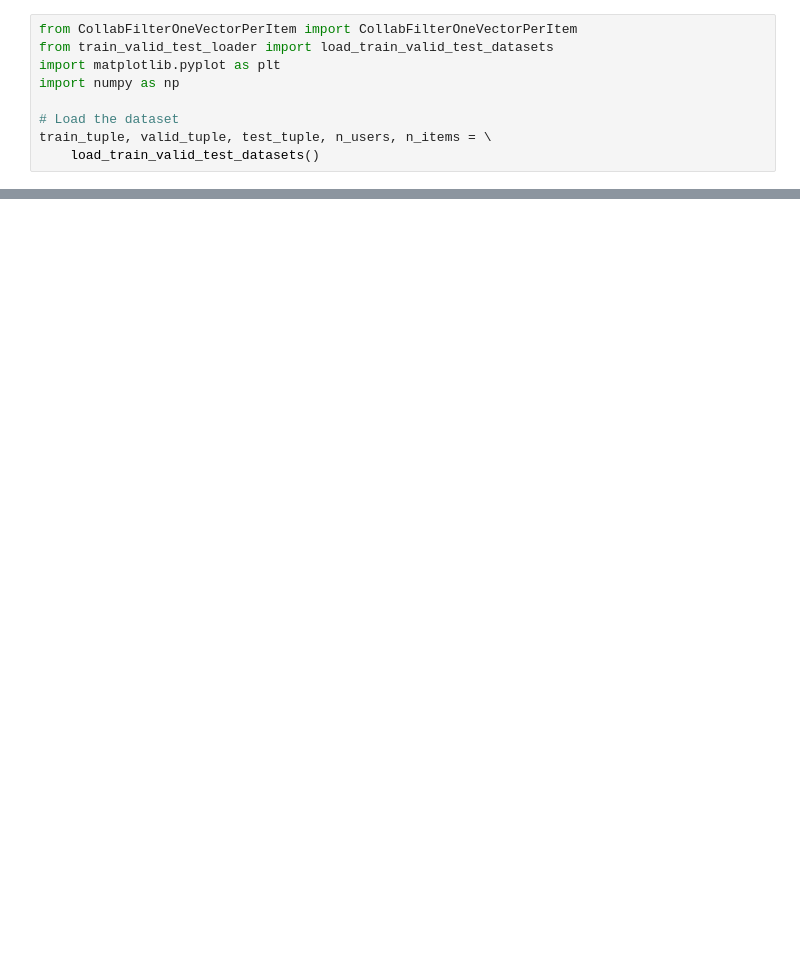
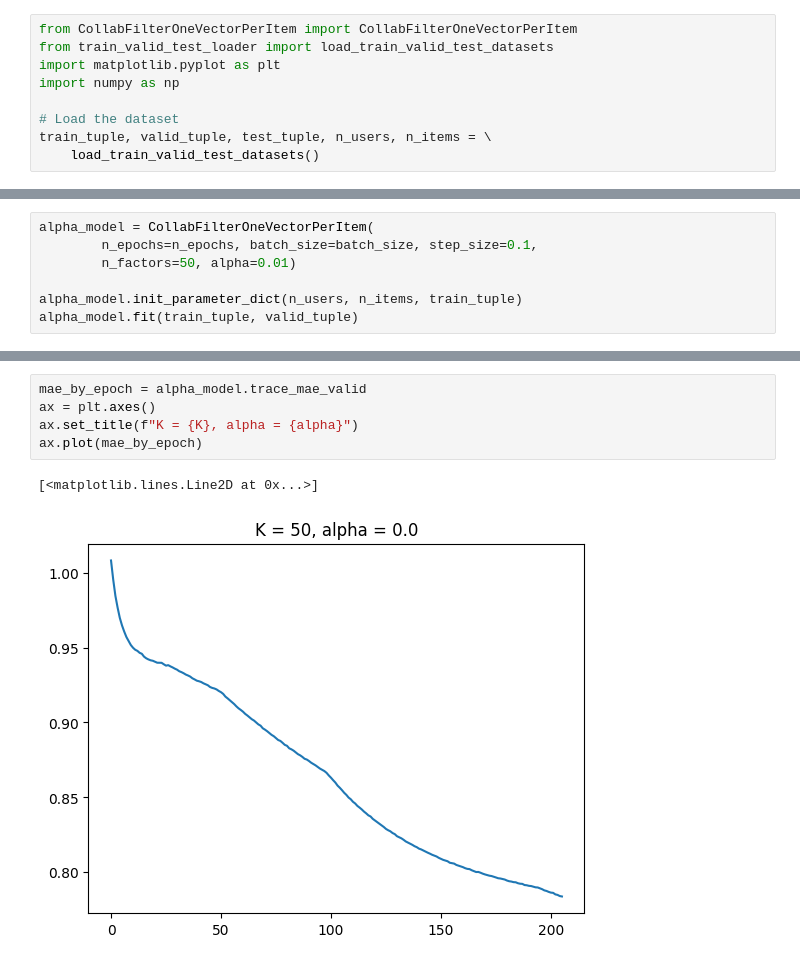
Before and after one commit to turnerhayes/cs-135-projB, a Jupyter notebook: part1.ipynb, the cells around one changed output, grey strips where cells are left out. Saved outputs shown, nothing was run; the diff lists cells and outputs as text; blank space fills up the shorter version.

```diff
--- a/part1.ipynb
+++ b/part1.ipynb
@@ -60,0 +65,7 @@ for i, K in enumerate(K_values):
+# %%
+alpha_model = CollabFilterOneVectorPerItem(
+        n_epochs=n_epochs, batch_size=batch_size, step_size=0.1,
+        n_factors=50, alpha=0.01)
+
+alpha_model.init_parameter_dict(n_users, n_items, train_tuple)
+alpha_model.fit(train_tuple, valid_tuple)
@@ -60,0 +90,8 @@ for i, K in enumerate(K_values):
+# %%
+mae_by_epoch = alpha_model.trace_mae_valid
+ax = plt.axes()
+ax.set_title(f"K = {K}, alpha = {alpha}")
+ax.plot(mae_by_epoch)
+# %% [output]
+[<matplotlib.lines.Line2D at 0x...>]
+[figure, added]
```
Also changed, not shown: parts of 3 cells of this notebook, 7 other files.
